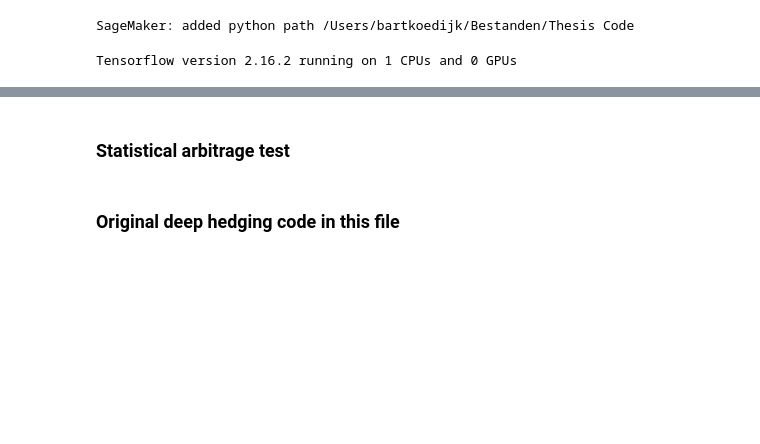
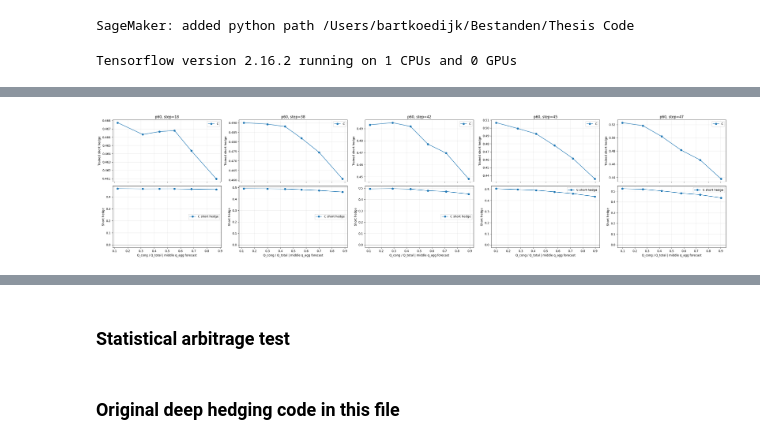
Before and after one commit to brkoedijk/thesis, a Jupyter notebook: notebooks/trainer.ipynb, the cells around one changed output, grey strips where cells are left out. Cells and saved outputs as stored; diff of their text form; code cells hidden in the pictures; blank space fills up the shorter version.

```diff
--- a/notebooks/trainer.ipynb
+++ b/notebooks/trainer.ipynb
@@ -432,0 +982,82 @@ plt.show()
+# %%
+
+TRAINED_MECHANISM_STEPS = [18, 38, 42, 45, 47]
+trained_rows = []
+fig, axes = plt.subplots(2, len(TRAINED_MECHANISM_STEPS), figsize=(6 * len(TRAINED_MECHANISM_STEPS), 7), sharex="col")
+if len(TRAINED_MECHANISM_STEPS) == 1:
+    axes = axes.reshape(2, 1)
+
+
+def trained_short_hedge(result, step):
+    actions = np.asarray(result["actions"], dtype=float)[:, :, 0]
+    positions = np.cumsum(actions, axis=1)
+    return -positions[:, min(step, positions.shape[1] - 1)]
+
+for col, step in enumerate(TRAINED_MECHANISM_STEPS):
+    reference_model = models[0]
+    x_all = []
+    delivered_ratio_all = []
+    delivered_volume_all = []
+    short_by_model = {model: [] for model in models}
+
+    for seed_idx in sorted(results[reference_model].keys()):
+        ref_world = eval_worlds[reference_model][seed_idx]
+        arr = mechanism_arrays(ref_world)
+        same_qagg = middle_fraction_mask(np.asarray(ref_world.details.q_agg_forecast)[:, step], fraction=0.30)
+        x_all.append(arr["q_cong_share"][same_qagg])
+        delivered_ratio_all.append(arr["delivered_ratio"][same_qagg])
+        delivered_volume_all.append(arr["q_delivered"][same_qagg])
+        for model in models:
+            short_by_model[model].append(trained_short_hedge(results[model][seed_idx], step)[same_qagg])
+
+    x_all = np.concatenate(x_all)
+    delivered_ratio_all = np.concatenate(delivered_ratio_all)
+    delivered_volume_all = np.concatenate(delivered_volume_all)
+    for model in models:
+        short_by_model[model] = np.concatenate(short_by_model[model])
+
+    bins = np.unique(np.quantile(x_all, np.linspace(0.0, 1.0, 7)))
+    centers = 0.5 * (bins[:-1] + bins[1:])
+
+    ax = axes[0, col]
+    for model in models:
+        ax.plot(centers, binned_mean(x_all, short_by_model[model], bins), marker="o", label=model)
+    ax.set_title(f"{active_training_case}, step={step}")
+    ax.set_ylabel("Trained short hedge")
+    ax.grid(alpha=0.3)
+    ax.legend()
+
+    ax = axes[1, col]
+    if "C" in short_by_model and "A" in short_by_model:
+        ax.plot(centers, binned_mean(x_all, short_by_model["C"] - short_by_model["A"], bins), marker="o", label="C - A")
+    if "C" in short_by_model and "B" in short_by_model:
+        ax.plot(centers, binned_mean(x_all, short_by_model["C"] - short_by_model["B"], bins), marker="o", label="C - B")
+    if len(models) == 1:
+        ax.plot(centers, binned_mean(x_all, short_by_model[models[0]], bins), marker="o", label=f"{models[0]} short hedge")
+    ax.axhline(0.0, color="black", linewidth=1, alpha=0.5)
+    ax.set_xlabel("Q_cong / Q_total | middle q_agg forecast")
+    ax.set_ylabel("Short hedge difference" if len(models) > 1 else "Short hedge")
+    ax.grid(alpha=0.3)
+    ax.legend()
+
+    row = {
+        "decision_step": step,
+        "n_paths": len(x_all),
+        "delivered_ratio_slope": linear_slope(x_all, delivered_ratio_all),
+        "delivered_volume_slope": linear_slope(x_all, delivered_volume_all),
+    }
+    for model in models:
+        row[f"{model}_short_slope"] = linear_slope(x_all, short_by_model[model])
+    if "C" in short_by_model and "A" in short_by_model:
+        row["C_minus_A_short_slope"] = linear_slope(x_all, short_by_model["C"] - short_by_model["A"])
+    if "C" in short_by_model and "B" in short_by_model:
+        row["C_minus_B_short_slope"] = linear_slope(x_all, short_by_model["C"] - short_by_model["B"])
+    trained_rows.append(row)
+
+plt.tight_layout()
+plt.show()
+
+trained_mechanism_summary = pd.DataFrame(trained_rows)
+display(trained_mechanism_summary)
+# %% [output]
+[figure, added]
```
Also changed, not shown: parts of 32 cells of this notebook, 14 other files.
